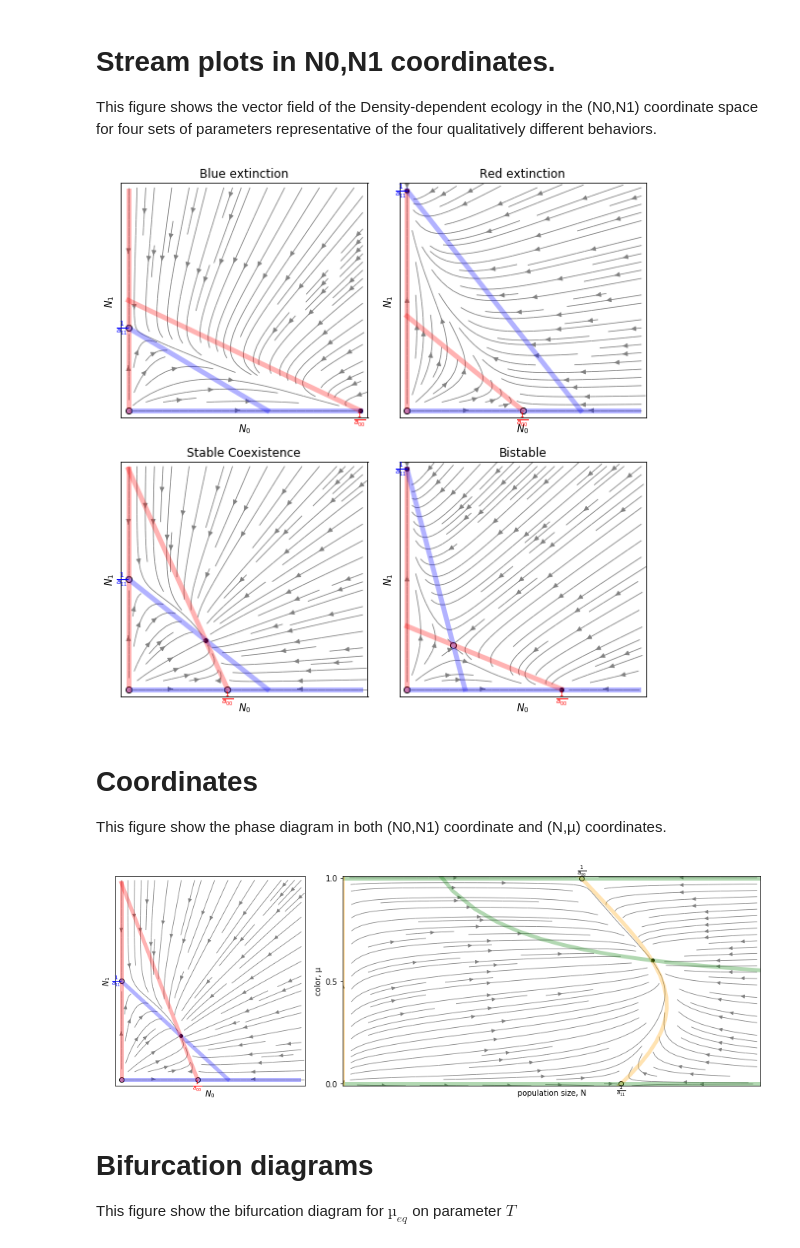
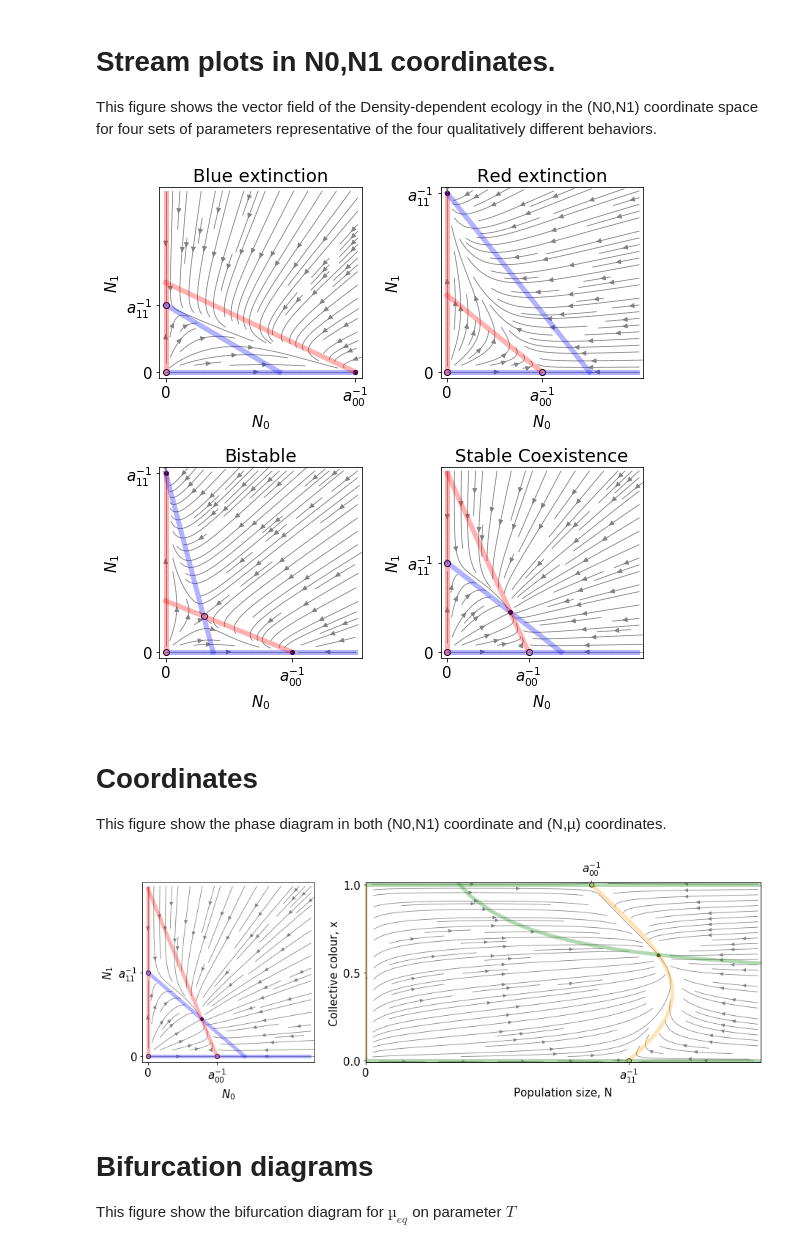
Before and after one commit to elifesciences-publications/estaudel, a Jupyter notebook: evolution_of_heredity/Supplementary_figures.ipynb, the cells around one changed output. Cells and saved outputs as stored; diff of their text form; code cells hidden in the pictures.

```diff
--- a/evolution_of_heredity/Supplementary_figures.ipynb
+++ b/evolution_of_heredity/Supplementary_figures.ipynb
@@ -32,7 +31,7 @@ from estaudel.heredity.stochastic import COLOR_NAMES
 # %% [markdown]
 # Parameter sets
 # %%
-Akeys = ['0excludes1', '1excludes0', 'coex', 'bistable']
+Akeys = ['0excludes1', '1excludes0', 'bistable', 'coex']
 rkeys = ['0fast', '1fast']
 
 Aset = {
@@ -94,14 +93,19 @@ def plot_vector_field(r, A, color='grey', text=True, ax=None, mx=None, B=None):
     for e,s in ehd.list_equilibria(A):
         ax.scatter(*e, color='k' if s else 'w', edgecolor='w' if s else 'k')
 
-    if text:
-        ax.text(1/A[0,0], 0, r'$\frac{1}{a_{00}}$', color='r',
+    if False:
+        ax.text(1/A[0,0], 0, r'$a_{00}^{-1}$', color='r',
             horizontalalignment='center', verticalalignment='top')
-        ax.text(0, 1/A[1,1], r'$\frac{1}{a_{11}}$', color='b',
+        ax.text(0, 1/A[1,1], r'$a_{11}^{-1}$', color='b',
             horizontalalignment='right', verticalalignment='center')
+    else:
+        ax.set(xticks = [0, 1/A[0,0]],
+               xticklabels=[0,r'$a_{00}^{-1}$'])
+        ax.set(yticks = [0, 1/A[1,1]],
+               yticklabels=[0,r'$a_{11}^{-1}$'])
 
     ax.set(xlabel='$N_0$',ylabel='$N_1$',
-           xticks=[],yticks=[],
+           #xticks=[],yticks=[],
            xlim=(-dx,mx+dx), ylim=(-dx,mx+dx))
 # %%
 f, axes = plt.subplots(2,2,figsize=(8,8))
@@ -111,7 +115,7 @@ for k,ax in zip(Akeys, axes.flat):
 plt.tight_layout()
 plt.savefig('supfig/paramspace_streamplot.pdf', bbox_inches='tight')
 # %% [output]
-[figure, old version]
+[figure, new version]
 # %% [markdown]
 # Coordinates
 
@@ -147,10 +151,10 @@ def plot_nf_vectorfield(r, A, color='grey', ax=None, xmax=2.5, text=True, B=None
     if B is not None:
         ax.plot([B,B],[0,1], color='C4', ls='-', alpha=0.3, lw=5)
 
-    if text:
-        ax.text(1/A[0,0], 1, r'$\frac{1}{a_{00}}$', color='k',
+    if False:
+        ax.text(1/A[0,0], 1, r'$a_{00}^{-1}$', color='k',
                 horizontalalignment='center', verticalalignment='bottom')
-        ax.text(1/A[1,1], 0, r'$\frac{1}{a_{11}}$', color='k',
+        ax.text(1/A[1,1], 0, r'$a_{11}^{-1}$', color='k',
                 horizontalalignment='center', verticalalignment='top')
 
     # Equilibria
@@ -166,21 +170,32 @@ def plot_nf_vectorfield(r, A, color='grey', ax=None, xmax=2.5, text=True, B=None
                         signature='(),()->(2)')
     U = flow(X,Y)
     ax.streamplot(X, Y, U[:,:,0], U[:,:,1], density=1.2, color=color,linewidth=0.8)
-    ax.set(xlabel='population size, N',ylabel='color, µ',
+    ax.set(xlabel='Population size, N',ylabel='Collective colour, x',
            ylim=(-margin_y,1+margin_y),
-           xlim=(0,x.max()),xticks=[],yticks=[0,0.5,1])
+           xlim=(0,x.max()),yticks=[0,0.5,1])
+
+    ax.set(xticks=[0,1/A[1,1]],
+           xticklabels=[0,r'$a_{11}^{-1}$'])
+    ax2 = ax.twiny()
+    ax2.set(xticks=[1/A[0,0]],
+            xlim=(0,x.max()),
+            xticklabels=[r'$a_{00}^{-1}$'])
+# %%
+plt.rc('font', size=15)
 # %%
-plt.figure(figsize=(15,5))
+plt.figure(figsize=(13,5))
 
 ax1 = plt.subplot2grid((1,3), (0,0), rowspan=1, colspan=1)
 plot_vector_field(rset['0fast'], Aset['coex'], 'grey', ax=ax1)
 
+
+
 ax2 = plt.subplot2grid((1,3), (0,1), rowspan=1, colspan=2)
 plot_nf_vectorfield(rset['0fast'], Aset['coex'], 'grey', ax=ax2)
-
+plt.tight_layout()
 plt.savefig('supfig/nf_coordinate_streamplot.pdf',bbox_inches='tight')
 # %% [output]
-[figure, old version]
+[figure, new version]
 # %% [markdown]
 # Bifurcation diagrams
 
```
Also changed, not shown: parts of 14 cells of this notebook, 25 other files.
